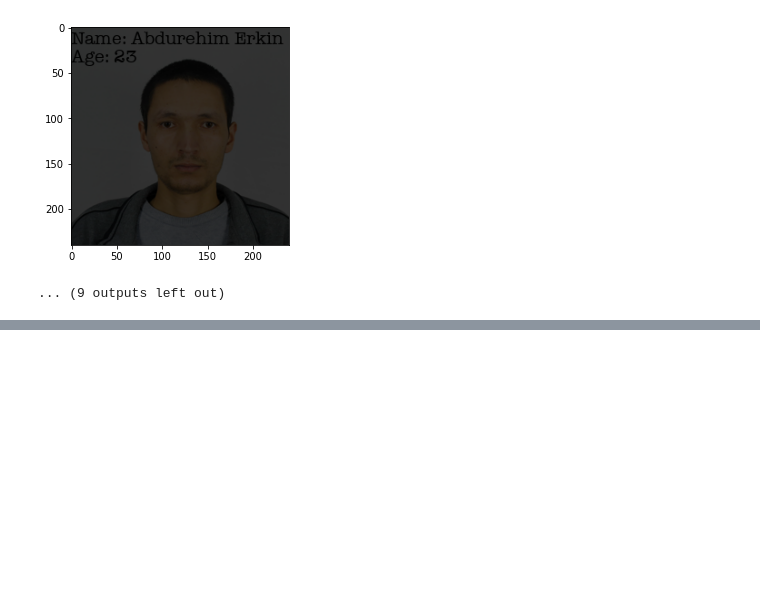
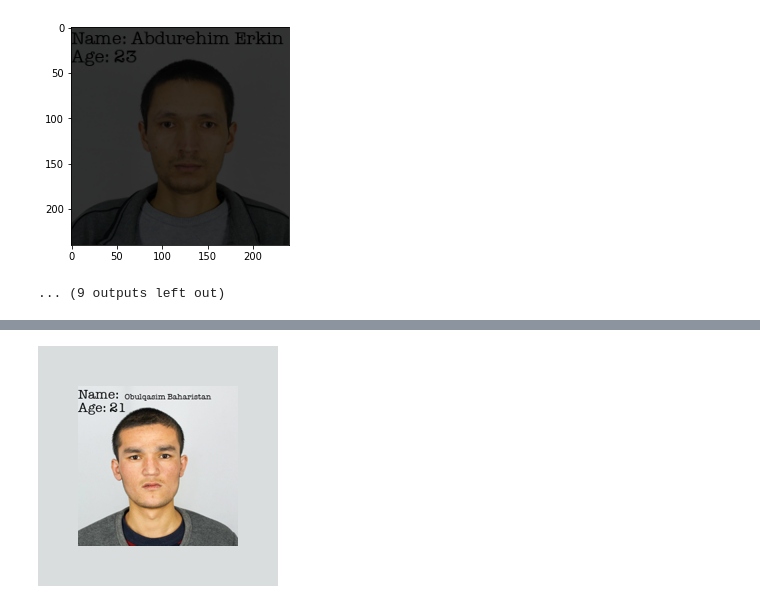
Before and after one commit to drmattyg/never_forget, a Jupyter notebook: test.ipynb, the cells around one changed output, grey strips where cells are left out. Drawn from its saved outputs; the diff is of its cells as text; code cells hidden in the pictures; blank space fills up the shorter version.

```diff
--- a/test.ipynb
+++ b/test.ipynb
@@ -84,0 +114,6 @@ for im in fade_iter:
+# %%
+newimg = bgimg.copy()
+newimg.paste(im1.resize((160, 160)), (offset, offset))
+newimg
+# %% [output]
+[figure, added]
```
Also changed, not shown: parts of 6 cells of this notebook, 2 other files.
